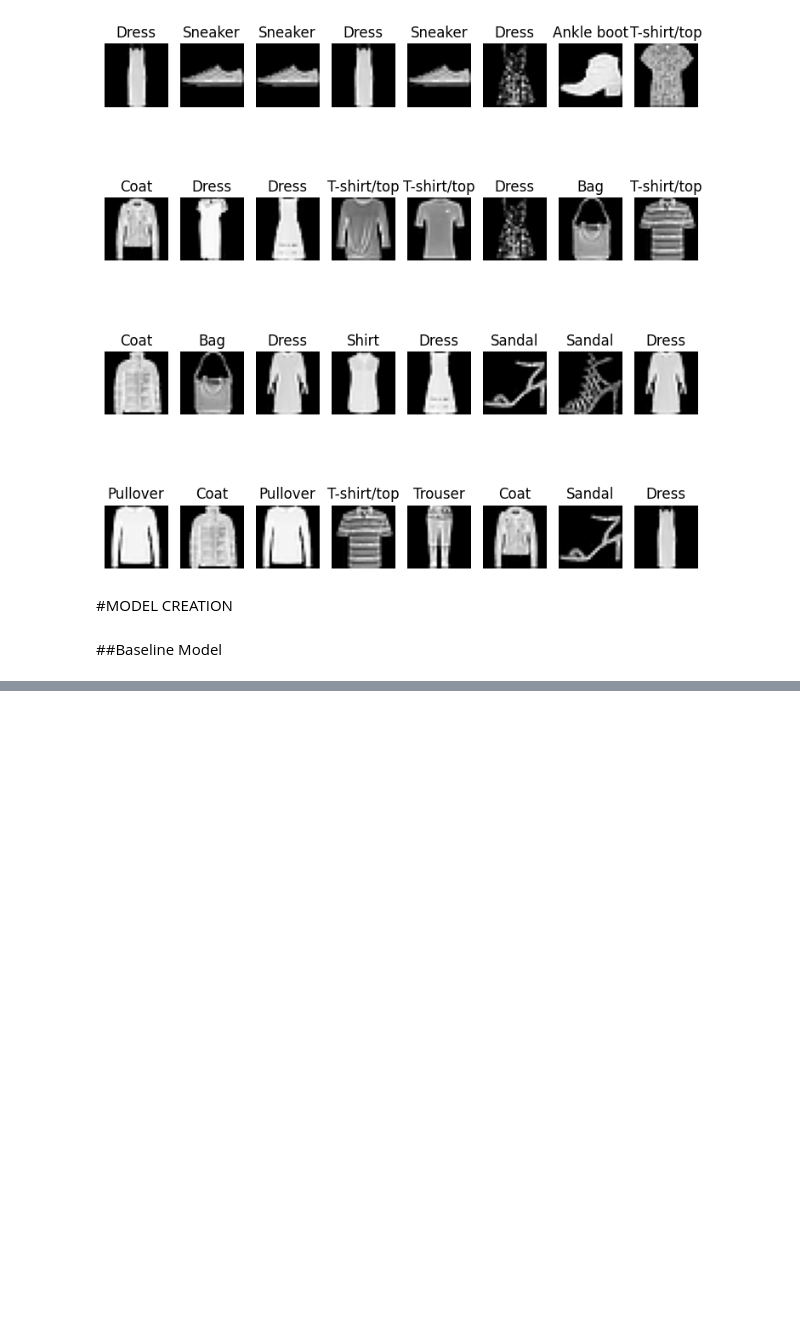
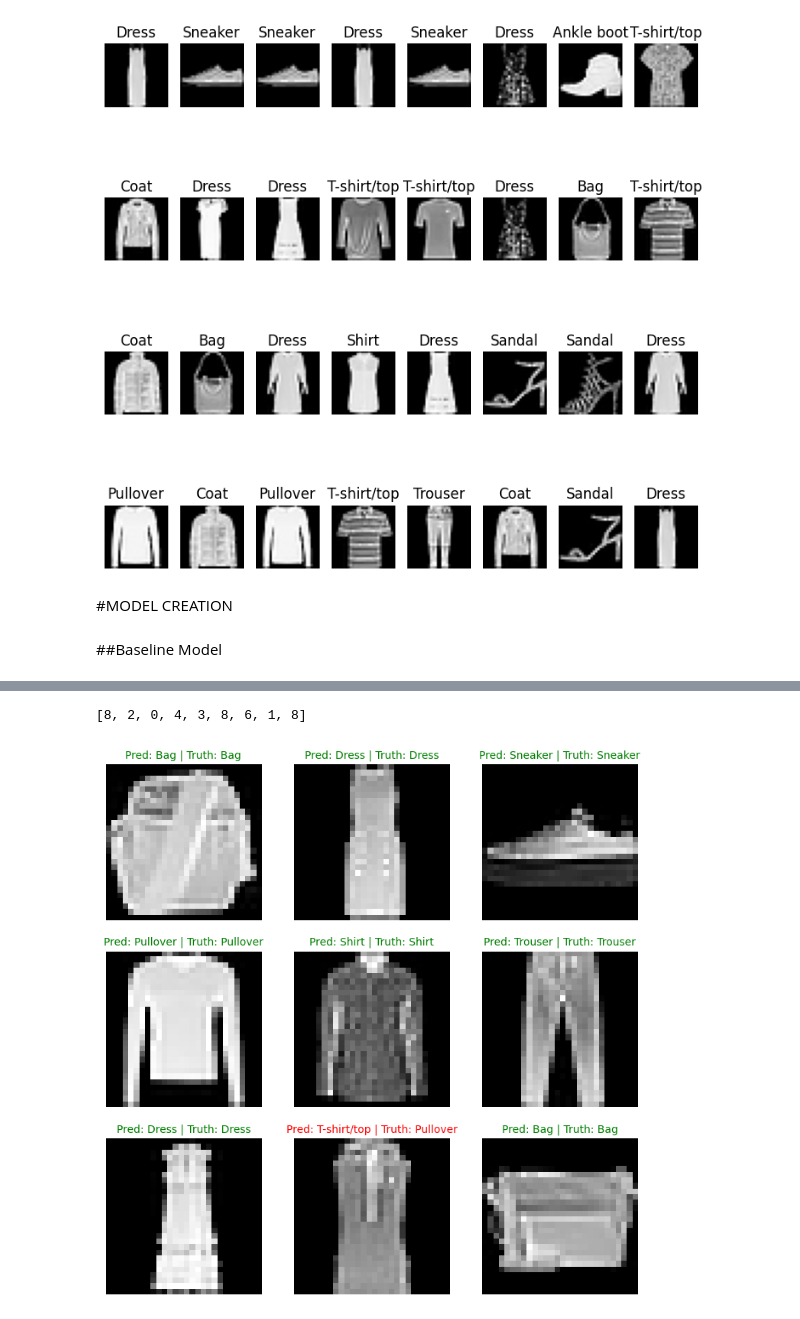
Before and after one commit to Ephraimosse9/Pytorch-course-on-UDEMY--Notes-and-Codes, a Jupyter notebook: 03_Computer_Vision_CNN_Networks.ipynb, the cells around one changed output, grey strips where cells are left out. Cells and saved outputs as stored; diff of their text form; code cells hidden in the pictures; blank space fills up the shorter version.

```diff
--- a/03_Computer_Vision_CNN_Networks.ipynb
+++ b/03_Computer_Vision_CNN_Networks.ipynb
@@ -359,0 +489,11 @@ eval_model(model=model_0, test_dataLoader=test_dataloader, loss_fn = loss_fn, ac
+# %%
+def make_predictions(model,data,device):
+  predictions = []
+  model.eval()
+  with torch.inference_mode():
+    for sample in data:
+      sample = torch.unsqueeze(sample, dim=0).to(device)
+      y_pred = model(sample.to(device))
+      predict = y_pred.argmax(dim=1)
+      predictions.append(predict.cpu())
+  return torch.stack(predictions)
@@ -359,0 +519,23 @@ eval_model(model=model_0, test_dataLoader=test_dataloader, loss_fn = loss_fn, ac
+# %%
+test_lables
+# %% [output]
+[8, 2, 0, 4, 3, 8, 6, 1, 8]
+# %%
+fig = plt.figure(figsize=(9,9))
+row,col = 3,3
+
+for i, sample in enumerate(test_samples):
+  fig.add_subplot(row,col,i+1)
+  plt.imshow(sample.squeeze(), cmap="gray")
+  pred_label = class_names[pred_classes[i]]
+  truth_label = class_names[test_lables[i]]
+  title_text = f"Pred: {pred_label} | Truth: {truth_label}"
+
+  if pred_label == truth_label:
+    plt.title(title_text, fontsize=10, c="g")
+  else:
+    plt.title(title_text, fontsize=10, c="r")
+
+  plt.axis(False)
+# %% [output]
+[figure, added]
```
Also changed, not shown: parts of 28 cells of this notebook.
